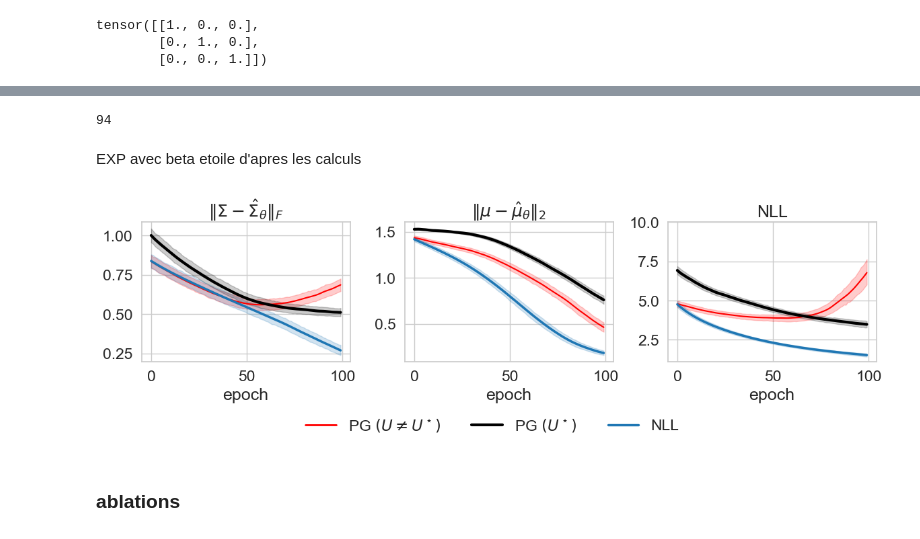
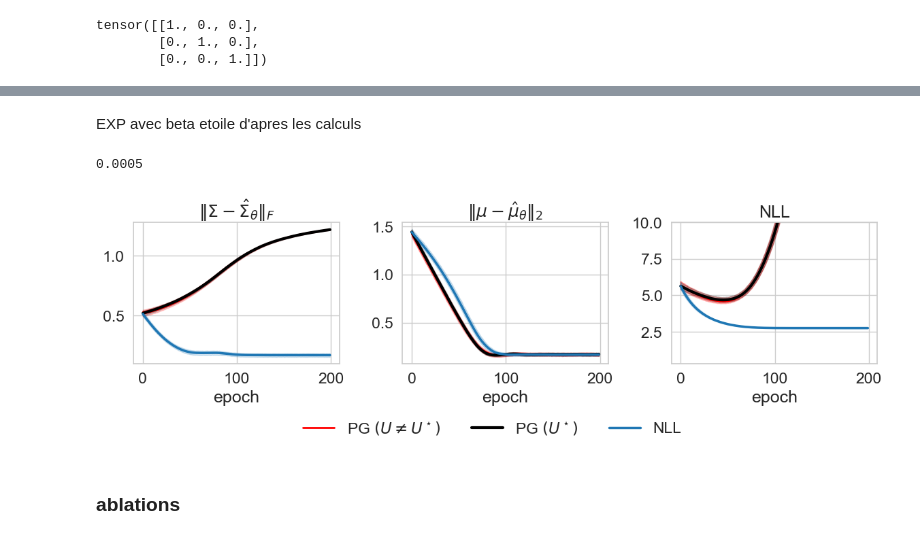
Before and after one commit to gabrielsinger2/nll_to_po, a Jupyter notebook: notebook/multi_reward.ipynb, the cells around one changed output, grey strips where cells are left out. Saved outputs shown, nothing was run; the diff lists cells and outputs as text; code cells hidden in the pictures.

```diff
--- a/notebook/multi_reward.ipynb
+++ b/notebook/multi_reward.ipynb
@@ -80,8 +104,3 @@ tensor([[ 2.6310, -3.3986],
-# %%
-seed=random.randint(1,100)
-print(seed)
-# %% [output]
-94
 # %% [markdown]
 EXP avec beta etoile d'apres les calculs
 # %%
@@ -91,30 +110,28 @@ import pandas as pd
 import seaborn as sns
 import matplotlib.pyplot as plt
 
-output_dim = 2
+output_dim = 10
 
 # RL/PO params
-n_generations = 50
+n_generations = 100
 use_rsample = False
 reward_transform = "normalize"
 entropy_weight = 0.001
 # training params
-n_experiments = 150
-n_updates = 100
-learning_rate = 7*1e-4
-input_dim = 10
-number_of_hidden_layers=2
-hidden_sizes = [32]*number_of_hidden_layers
+n_experiments = 100
+n_updates = 200
+learning_rate = 1e-4
+input_dim = 64
+number_of_hidden_layers=4
+hidden_sizes = [64]*number_of_hidden_layers
 fixed_logstd = False # Pour que le NN apprennne aussi la matrice de covariance
 
 df_list = []
-seed=random.randint(1,100) #je choisi une seed diff pour générer la matrice de F_lambda,Sigma
 for exp_idx in range(n_experiments):
-    torch.manual_seed(1234 + exp_idx)
 
     mu = torch.ones(output_dim)
-    Sigma=rand_sigma_tensor(output_dim=output_dim)
-
+    #Sigma=rand_sigma_tensor(output_dim=output_dim)
+    Sigma=generate_simple_covariance(output_dim=output_dim,num_nonzero=3, value=0.3)
     q = MultivariateNormal(mu, covariance_matrix=Sigma)
 
     N = 64
@@ -156,13 +173,13 @@ for exp_idx in range(n_experiments):
 
     #Policy Gradient avec le U etoile trouve en closed form
     Sigma_trace = float(torch.trace(Sigma))
-    beta_star = float(entropy_weight * (output_dim) / Sigma_trace)  # U* dans F_lambda,Sigma
-    betas = [1,beta_star]
+    beta_star = float(entropy_weight * (output_dim) /(2* Sigma_trace))  # U* dans F_lambda,Sigma
+    betas = [0,beta_star,0.007]
 
     for beta in betas:
         policy = MLPPolicy_Full_Cov(input_dim, output_dim, hidden_sizes)
 
-        U= random_spd_matrix(output_dim=output_dim, beta=beta)
+        U = torch.eye(output_dim)
         reward_fn = R.Mahalanobis(matrix=U)
 
         loss_po = L.PO_Entropy_Full_Cov(
@@ -196,6 +213,10 @@ for exp_idx in range(n_experiments):
         df["Sigma_10"] = float(Sigma[1,0]); df["Sigma_11"] = float(Sigma[1,1])
         df["entropy_weight"] = entropy_weight
         df_list.append(df)
+# %%
+beta_star
+# %% [output]
+0.0005
 # %%
 import seaborn as sns
 import matplotlib.pyplot as plt
@@ -229,34 +250,34 @@ def plot_panel(ax_, df, ycol, title):
     base = df[df["method"] == "NLL"]
     sns.lineplot(
         data=base, x="epoch", y=ycol,
         errorbar=("ci", 95), ax=ax_, color="#1f77b4", linewidth=2.5, legend=False
     )
 
     ax_.set_title(title)
     ax_.set_xlabel("epoch")
     ax_.set_ylabel(None)
     #ax_.set_yticks([])
     #ax_.tick_params(axis="y", length=0)
 
 # -------- draw panels --------
 plot_panel(ax[0], df_all, ycol="std_error", title=r"$\|\Sigma-\hat{\Sigma}_\theta\|_F$")
 plot_panel(ax[1], df_all, ycol="L2_error",  title=r"$\|\mu-\hat{\mu}_\theta\|_2$")
 plot_panel(ax[2], df_all, ycol="NLL",       title="NLL")
-ax[2].set_ylim(top=10)
+ax[2].set_ylim(top=1e1)
 # -------- légende commune --------
 custom_lines = [
     Line2D([0], [0], color="red",   lw=2,   label=r"PG $(U \neq U^\star)$"),
     Line2D([0], [0], color="black", lw=3,   label=r"PG $(U^\star)$"),
     Line2D([0], [0], color="#1f77b4", lw=2.5, label="NLL"),
 ]
 
 fig.legend(custom_lines,
            [l.get_label() for l in custom_lines],
            loc="lower center", ncol=3, frameon=False)
 
 plt.tight_layout(rect=(0, 0.1, 1, 1))
 plt.show()
 # %% [output]
-[figure, old version]
+[figure, new version]
 # %% [markdown]
 ### ablations
```
Also changed, not shown: parts of 1 cell of this notebook, 5 other files.
